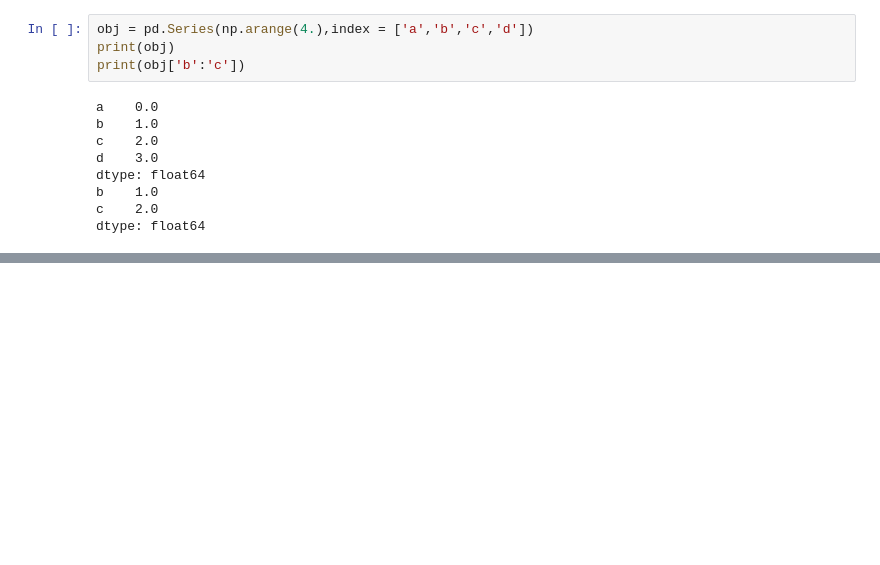
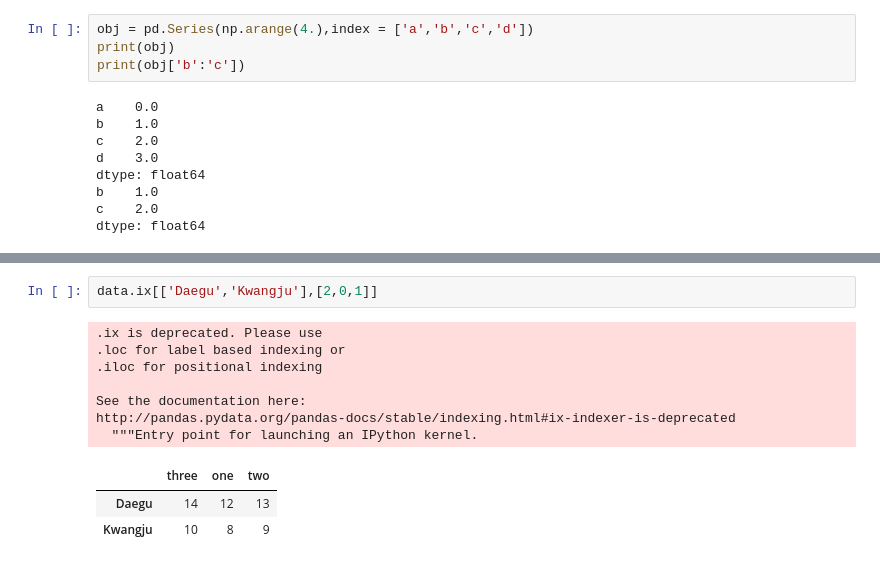
Before and after one commit to Suhwan-Ji/Study_DataScience, a Jupyter notebook: DataHandling/12. Pandas(1).ipynb, the cells around one changed output, grey strips where cells are left out. Saved outputs shown, nothing was run; the diff lists cells and outputs as text; blank space fills up the shorter version.

Commit message:
Pandas #6

```diff
--- a/DataHandling/12. Pandas(1).ipynb
+++ b/DataHandling/12. Pandas(1).ipynb
@@ -746,0 +815,13 @@ dtype: float64
+# %%
+data.ix[['Daegu','Kwangju'],[2,0,1]]
+# %% [output]
+.ix is deprecated. Please use
+.loc for label based indexing or
+.iloc for positional indexing
+
+See the documentation here:
+http://pandas.pydata.org/pandas-docs/stable/indexing.html#ix-indexer-is-deprecated
+  """Entry point for launching an IPython kernel.
+|  | three | one | two |
+| Daegu | 14 | 12 | 13 |
+| Kwangju | 10 | 8 | 9 |
```
Also changed, not shown: parts of 12 cells of this notebook.
